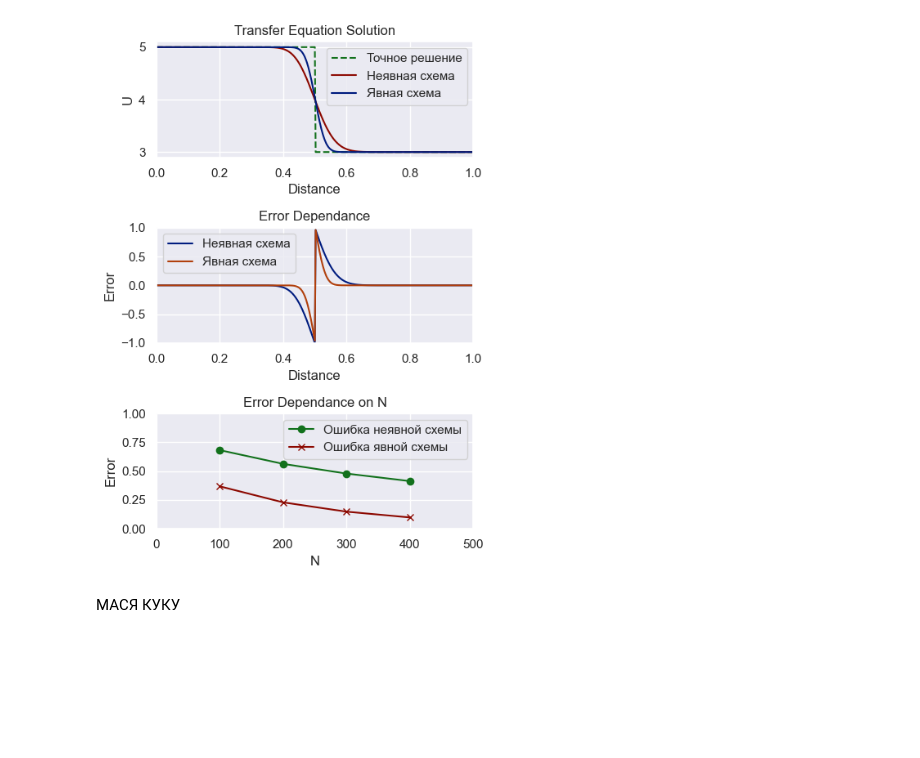
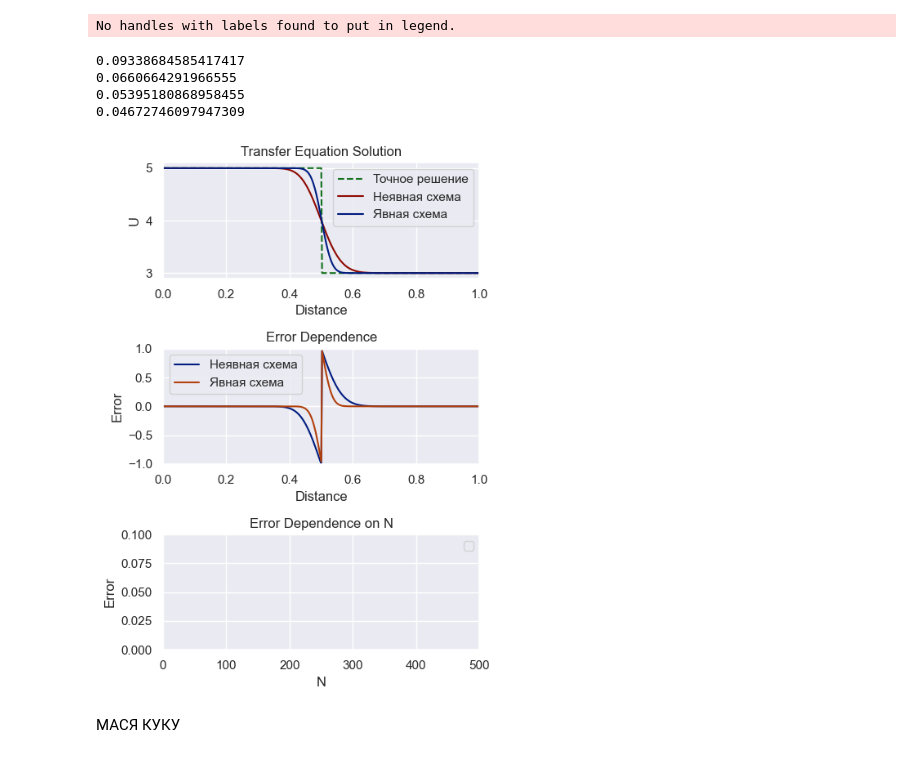
Before and after one commit to GertCell/PhysDep, a Jupyter notebook: GasDyn/Wave_optimised.ipynb, the cells around one changed output. Saved outputs shown, nothing was run; the diff lists cells and outputs as text; code cells hidden in the pictures; blank space fills up the shorter version.

```diff
--- a/GasDyn/Wave_optimised.ipynb
+++ b/GasDyn/Wave_optimised.ipynb
@@ -20,19 +20,20 @@ a = 0.5
 Max = 500
 
 # Data arrays
-M = []
-X = []
-U = []
-U1 = []
-U2 = []
-Up = []
+M = np.array([])
+X = np.array([])
+U = np.array([])
+U1 = np.array([])
+U2 = np.array([])
+Up = np.array([])
+S = np.array([])
 
 # Errors arrays
 
-E1 = []
-E2 = []
-E_1 = []
-E_2 = []
+E1 = np.array([])
+E2 = np.array([])
+E_1 = np.array([])
+E_2 = np.array([])
 figure(figsize = (5,7))
 
 subplot(311)
@@ -64,15 +65,15 @@ tight_layout()
 legend()
 
 subplot(313)
-axis([0, Max, 0, 1])
 
+axis([0, 500, 0, 0.1])
 xlabel('N')
 ylabel('Error')
 title('Error Dependence on N')
 
+ln8, = plot(M, S, 'rx-')
 
-ln6, = plot(M, E_1, 'go-', label = 'Ошибка неявной схемы')
-ln7, = plot(M, E_2, 'rx-', label = 'Ошибка явной схемы')
+
 tight_layout()
 legend()
 
@@ -135,43 +136,58 @@ def explicit(Nx, Up1):
     for j in range(0, Nx):
         E2[j] = U2[j] - Up1[j]
         ln5.set_data(X, E2)
 
     return 0
 
-
+# Написать прогу выводящую среднюю ошибку, т е вычисляем ошибку во всех точках, усредняем, можно также сделать квадратичку
+# Можно найти функцию которая ищет отклонения
 
 for m in range(100, Max, 100):
 
     X = np.arange(0, H, H / m)
 
     d = 1
 
-    Up = [0] * len(X)
+    Up = np.zeros(len(X))
 
     U = [3] * len(X)
     U[0] = 5
 
-    U1 = [3] * len(X)
+    U1 = np.ones(len(X))*3
     U1[0] = 5
 
-    U2 = [3] * len(X)
+    U2 = np.ones(len(X))*3
     U2[0] = 5
 
 
     E1 = [0] * len(X)
     E2 = [0] * len(X)
 
     real(m)
     implicit(m, Up)
     explicit(m, Up)
-    M.append(m)
-    E_1.append(abs(E1[int(m/2) - int(m/25)]))
-    E_2.append(abs(E2[int(m/2) - int(m/25)]))
-    ln6.set_data(M, E_1)
-    ln7.set_data(M, E_2)
+    np.append(M, m)
+    np.append(E_1, abs(E1[int(m/2) - int(m/25)]))
+    #ln6, = semilogy(M, E_1, 'go-', label = 'Ошибка неявной схемы')
+
+    np.append(E_2, abs(E2[int(m/2) - int(m/25)]))
+    #ln7, = semilogy(M, E_2, 'rx-', label = 'Ошибка явной схемы')
+    #ln6.set_data(M, E_1)
+    #ln7.set_data(M, E_2)
+
+    sq_err = np.mean((U1 - Up)**2)
+    print(sq_err)
+    np.append(S, sq_err)
+    plot(M,S)
+    ln8.set_data(M, S)
 gcf().canvas.draw()
 # %% [output]
+No handles with labels found to put in legend.
+0.09338684585417417
+0.0660664291966555
+0.05395180868958455
+0.04672746097947309
-[figure, old version]
+[figure, new version]
 # %% [markdown]
 МАСЯ КУКУ
 # %%
```
